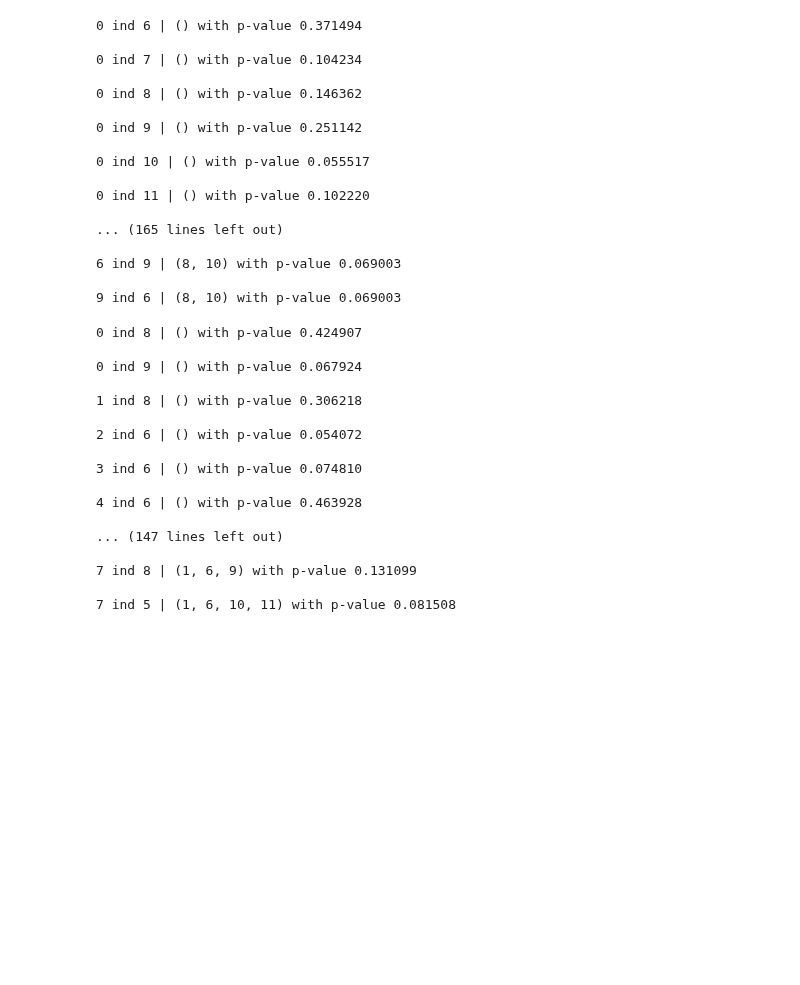
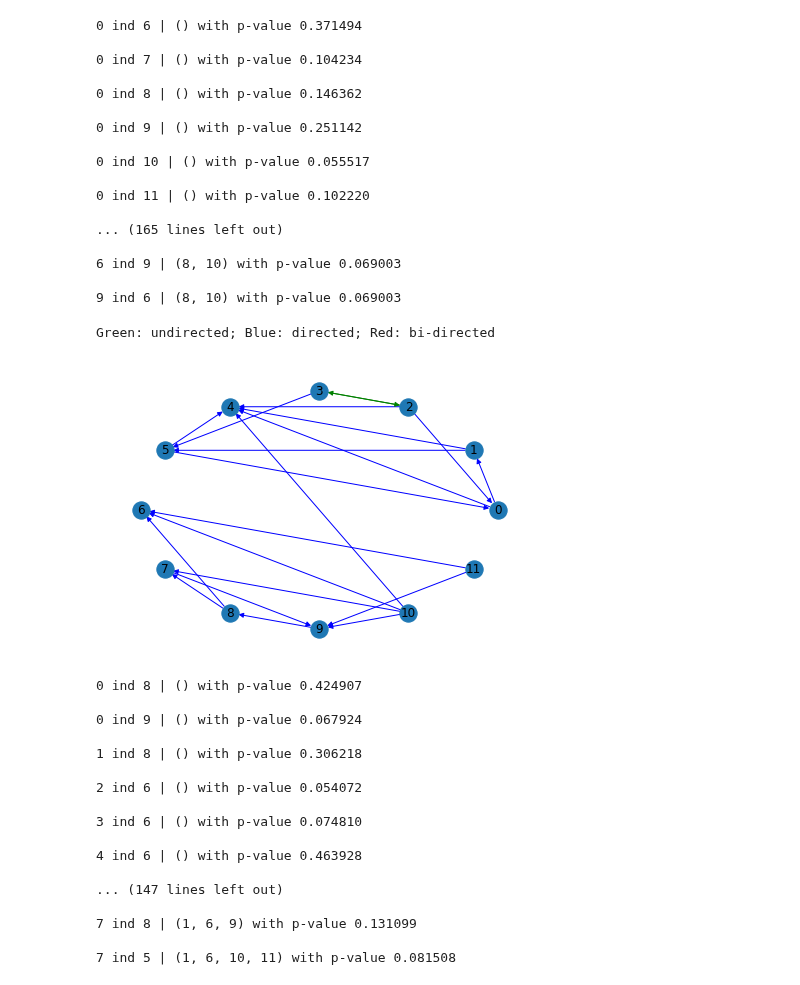
Before and after one commit to dssaenzml/ml703_timeSeriesCausalDiscovery, a Jupyter notebook: Pytrad/stocks_causal_discovery_pytrad_DIEGO_v2.ipynb, the cells around one changed output. Cells and saved outputs as stored; diff of their text form; code cells hidden in the pictures; blank space fills up the shorter version.

```diff
--- a/Pytrad/stocks_causal_discovery_pytrad_DIEGO_v2.ipynb
+++ b/Pytrad/stocks_causal_discovery_pytrad_DIEGO_v2.ipynb
@@ -23,7 +23,7 @@ else:
 # %%
 if linux:
     # lab computers
-    data_dir = "/home/diego.sanez/Documents/ML703_Project/Datasets/"
+    data_dir = "/home/diego.saenz/Documents/ML703_Project/Datasets/"
 else:
     data_dir = "C:/Users/diego/iCloudDrive/Documents/MBZUAI Sem/Semester 2/ML703 Probabilistic and Statistical Inference/Project/JN/Datasets/"
 
@@ -883,4 +883,10 @@ pc_fisherz = PC.pc(data=dataFrameCompanies, alpha=0.05, indep_test=fisherz,
 6 ind 9 | (8, 10) with p-value 0.069003
 
 9 ind 6 | (8, 10) with p-value 0.069003
+# %%
+pc_fisherz.to_nx_graph()
+pc_fisherz.draw_nx_graph(skel=False)
+# %% [output]
+Green: undirected; Blue: directed; Red: bi-directed
+[figure, added]
 # %%
```
Also changed, not shown: parts of 9 cells of this notebook, 19 other files.
